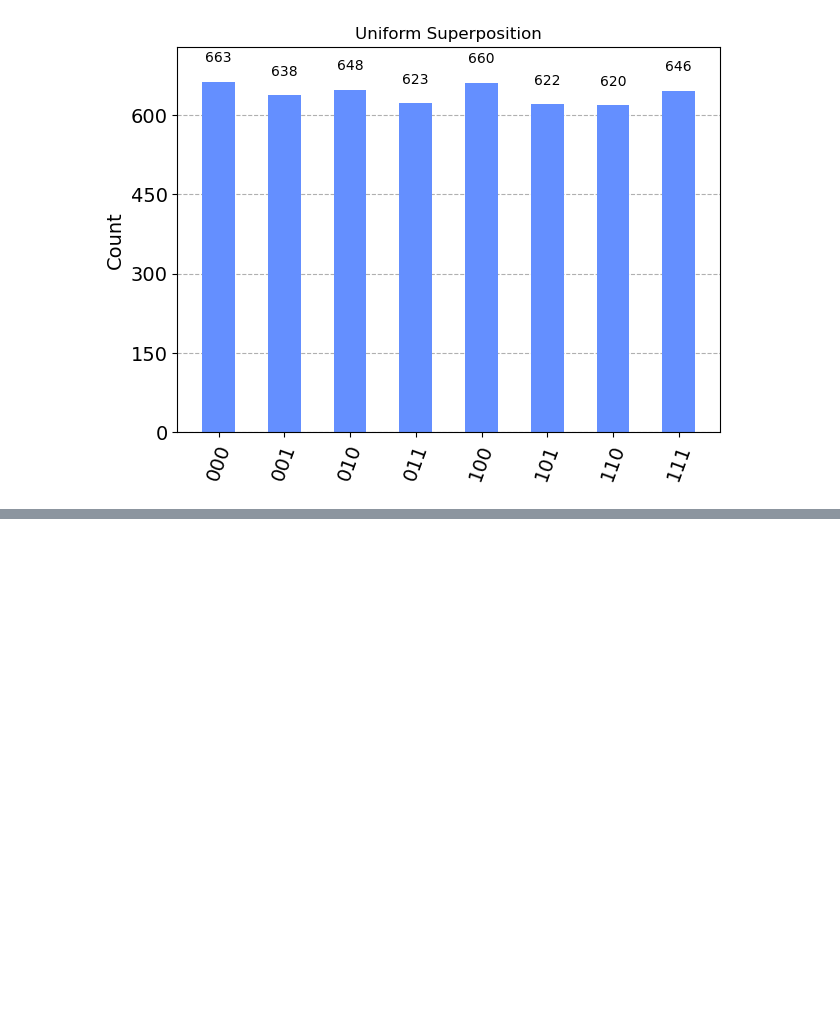
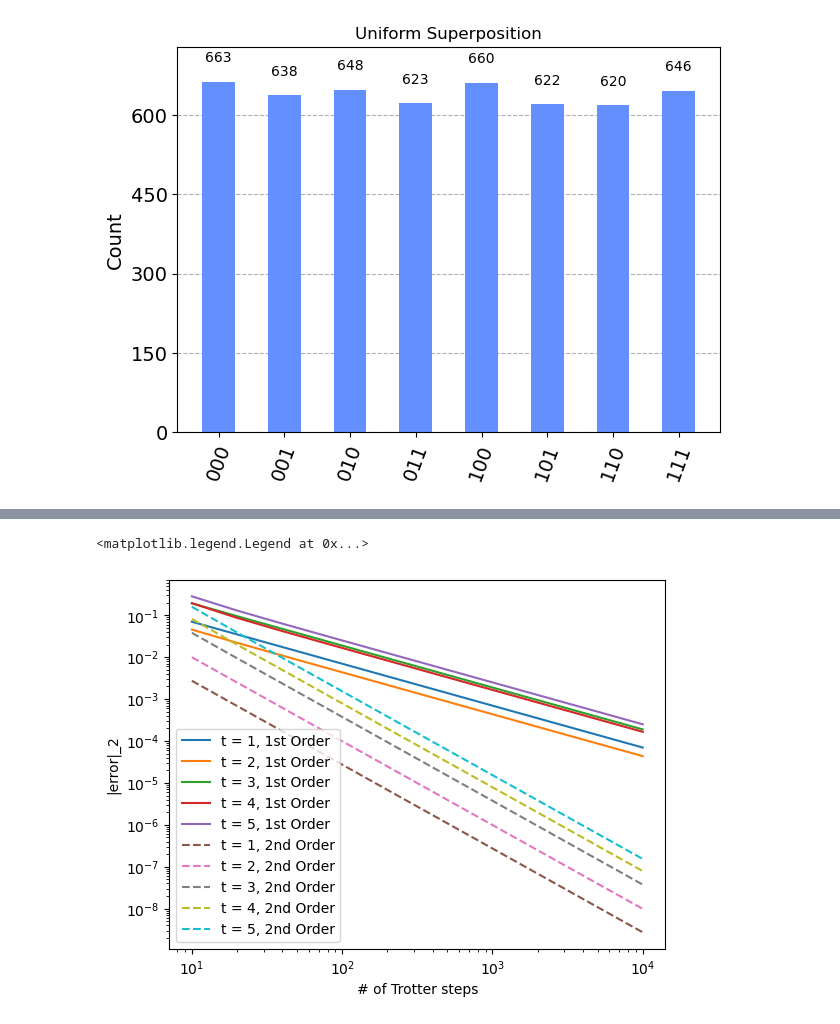
Before and after one commit to osamarais/review_paper, a Jupyter notebook: Chapter 2.ipynb, the cells around one changed output, grey strips where cells are left out. Drawn from its saved outputs; the diff is of its cells as text; code cells hidden in the pictures; blank space fills up the shorter version.

```diff
--- a/Chapter 2.ipynb
+++ b/Chapter 2.ipynb
@@ -174,0 +293,79 @@ plot_histogram(result.get_counts(), title='Uniform Superposition')
+# %%
+#!/usr/bin/python3
+
+import qiskit
+from qiskit import Aer
+from scipy.linalg import expm
+import numpy as np
+import matplotlib.pyplot as plt
+
+min_t = 1
+max_t = 5
+
+# Number of Trotter Steps
+m = [10,20,40,80,100, 200, 400, 800, 1000, 2000, 4000, 8000, 10000]
+
+# First order Trotter
+for t in range(min_t,max_t+1):
+    # Calculate exact solution classically
+    exact_solution = expm( -t * 1j * ( np.array([[0, 1], [1, 0]])
+      + np.array([[1, 0], [0, -1]]) ) )
+
+    errors = []
+    for r in m:
+        # Create a register of 1 qubit
+        myQRegister = qiskit.QuantumRegister(1, '\psi')
+
+        # Create a quantum circuit with using myRegister
+        myCircuit = qiskit.QuantumCircuit(myQRegister)
+        for _r in range(r):
+            myCircuit.rx(t*2/r,0)
+            myCircuit.rz(t*2/r,0)
+
+        # Simulate the circuit to obtain overall unitary of Trotterization
+        mySimulator = Aer.get_backend('unitary_simulator')
+        result = mySimulator.run(myCircuit).result()
+        finalUnitary = result.get_unitary()
+
+        # Compare circuit unitary with exact unitary
+        errors.append( np.linalg.norm(finalUnitary - exact_solution,2) )
+
+    plt.loglog(m,errors)
+
+
+# 2nd order Trotter
+for t in range(min_t,max_t+1):
+    # Calculate exact solution classically
+    exact_solution = expm( -t * 1j * ( np.array([[0, 1], [1, 0]])
+      + np.array([[1, 0], [0, -1]]) ) )
+
+    errors = []
+    for r in m:
+        # Create a register of 1 qubit
+        myQRegister = qiskit.QuantumRegister(1, '\psi')
+
+        # Create a quantum circuit with using myRegister
+        myCircuit = qiskit.QuantumCircuit(myQRegister)
+        for _r in range(r):
+            myCircuit.rx(t/r,0)
+            myCircuit.rz(t*2/r,0)
+            myCircuit.rx(t/r,0)
+
+
+        # Simulate the circuit to obtain overall unitary of Trotterization
+        mySimulator = Aer.get_backend('unitary_simulator')
+        result = mySimulator.run(myCircuit).result()
+        finalUnitary = result.get_unitary()
+
+        # Compare circuit unitary with exact unitary
+        errors.append( np.linalg.norm(finalUnitary - exact_solution,2) )
+
+    plt.loglog(m,errors,linestyle='dashed')
+
+plt.xlabel('# of Trotter steps')
+plt.ylabel('|error|_2')
+plt.legend(['t = {}, 1st Order'.format(t) for t in range(min_t,max_t+1)]
+                   +['t = {}, 2nd Order'.format(t) for t in range(min_t,max_t+1)])
+# %% [output]
+<matplotlib.legend.Legend at 0x...>
+[figure, added]
```
Also changed, not shown: parts of 21 cells of this notebook, 16 other files.
